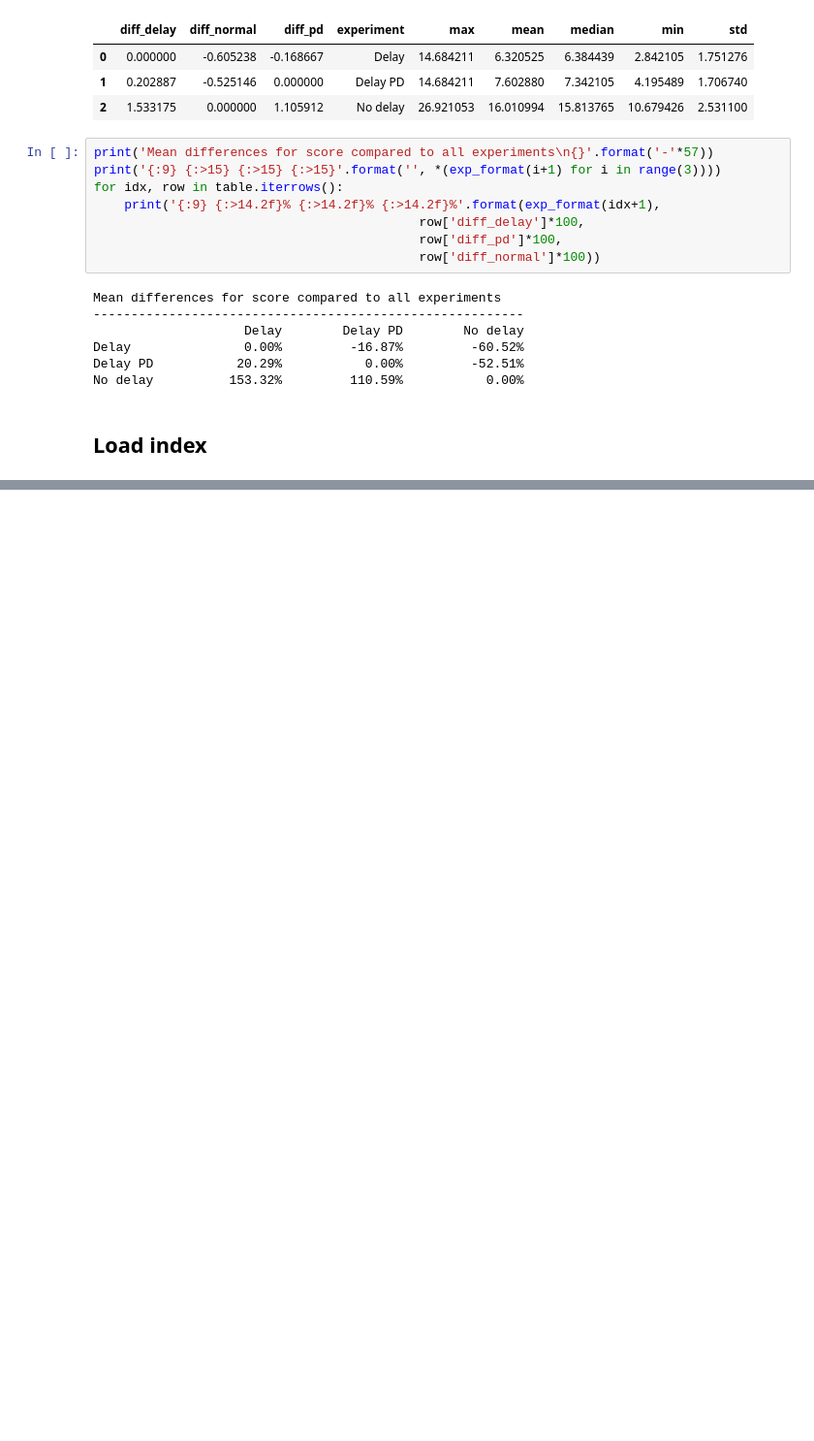
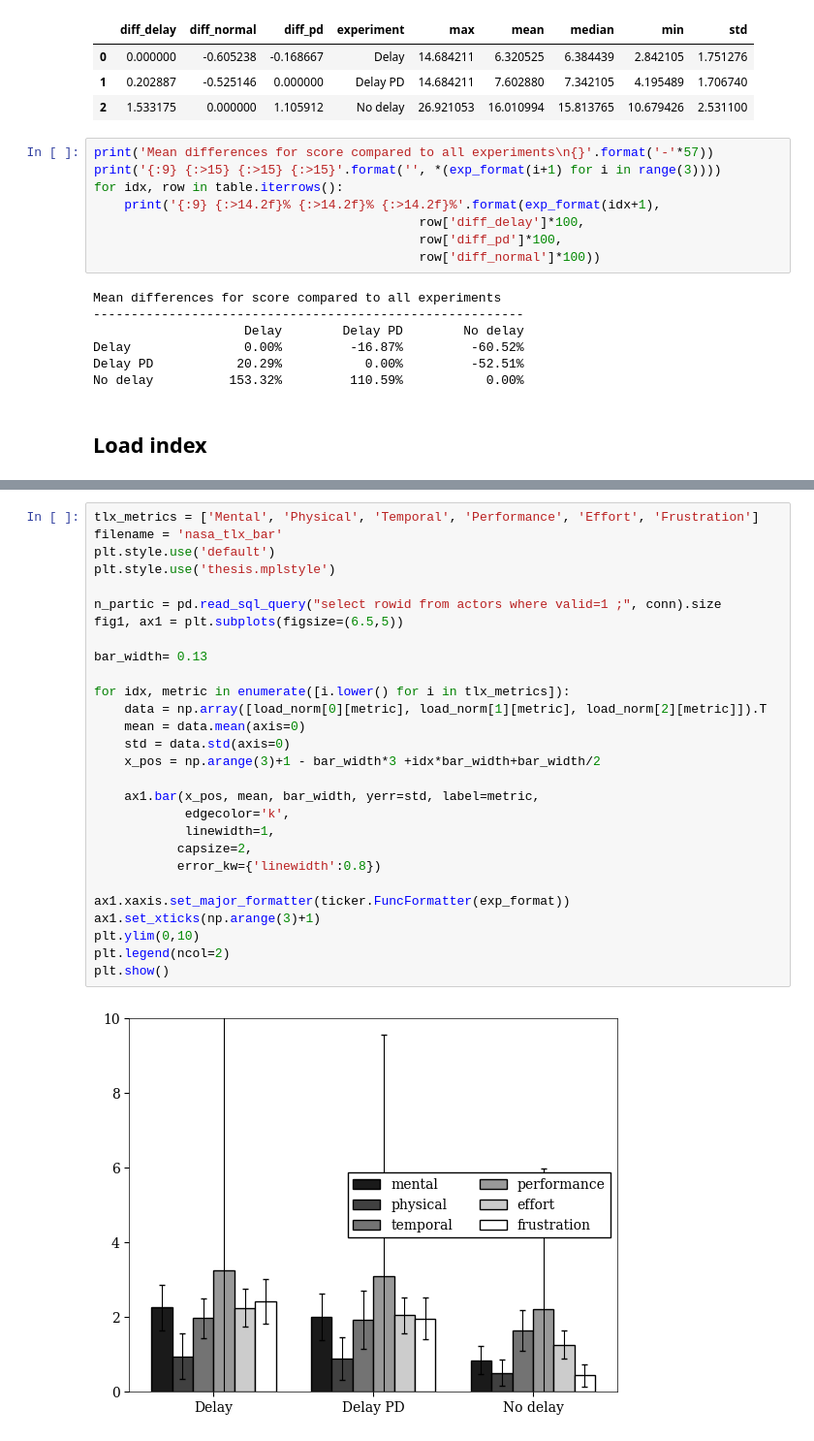
Before and after one commit to martinloland/master_thesis, a Jupyter notebook: data/better.ipynb, the cells around one changed output, grey strips where cells are left out. Shown: that part at 97% size. Drawn from its saved outputs; the diff is of its cells as text; blank space fills up the shorter version.

Commit message:
norm

```diff
--- a/data/better.ipynb
+++ b/data/better.ipynb
@@ -153,0 +192,30 @@ plt.show()
+# %%
+tlx_metrics = ['Mental', 'Physical', 'Temporal', 'Performance', 'Effort', 'Frustration']
+filename = 'nasa_tlx_bar'
+plt.style.use('default')
+plt.style.use('thesis.mplstyle')
+
+n_partic = pd.read_sql_query("select rowid from actors where valid=1 ;", conn).size
+fig1, ax1 = plt.subplots(figsize=(6.5,5))
+
+bar_width= 0.13
+
+for idx, metric in enumerate([i.lower() for i in tlx_metrics]):
+    data = np.array([load_norm[0][metric], load_norm[1][metric], load_norm[2][metric]]).T
+    mean = data.mean(axis=0)
+    std = data.std(axis=0)
+    x_pos = np.arange(3)+1 - bar_width*3 +idx*bar_width+bar_width/2
+
+    ax1.bar(x_pos, mean, bar_width, yerr=std, label=metric,
+            edgecolor='k',
+            linewidth=1,
+           capsize=2,
+           error_kw={'linewidth':0.8})
+
+ax1.xaxis.set_major_formatter(ticker.FuncFormatter(exp_format))
+ax1.set_xticks(np.arange(3)+1)
+plt.ylim(0,10)
+plt.legend(ncol=2)
+plt.show()
+# %% [output]
+[figure, added]
```
Also changed, not shown: parts of 4 cells of this notebook.
